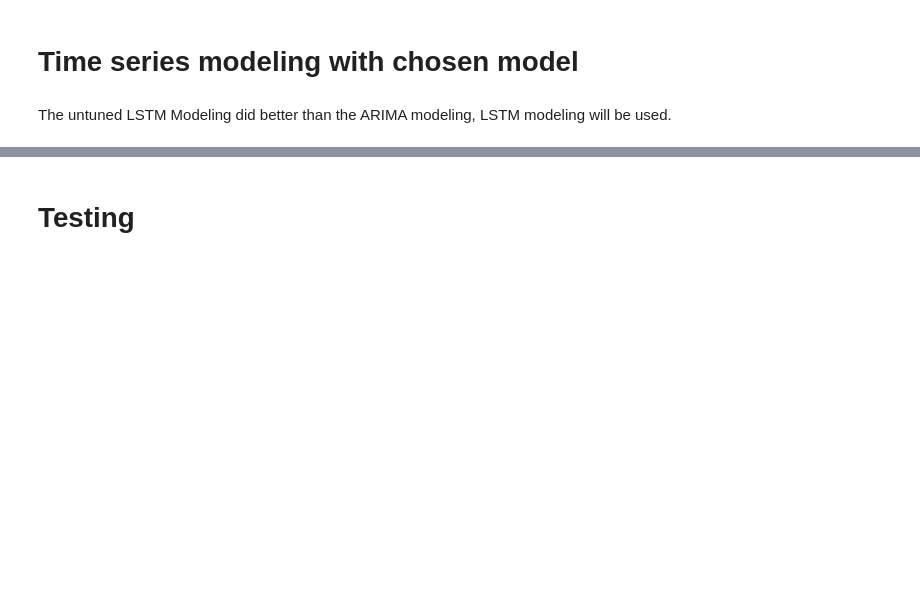
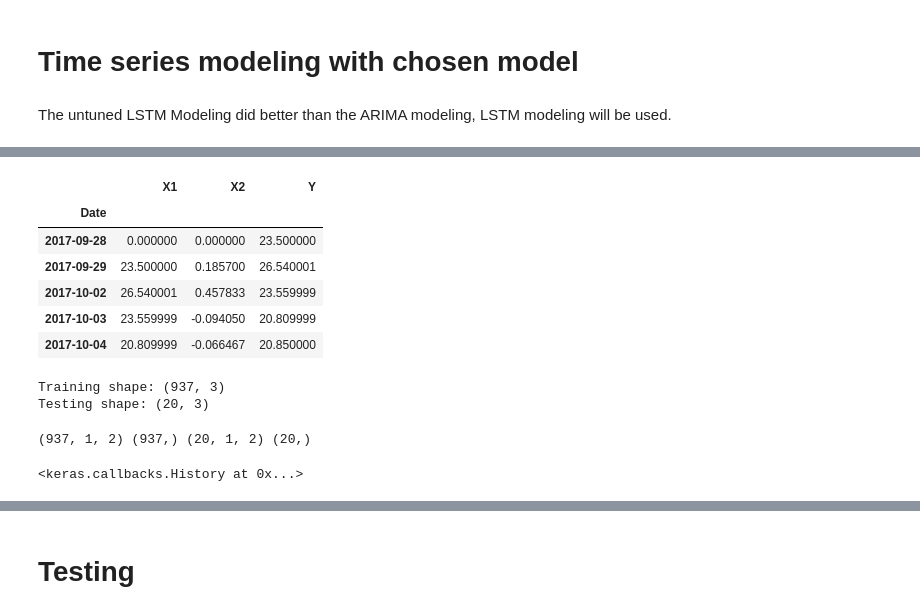
Before and after one commit to stevenkyle2013/Capstone, a Jupyter notebook: Main.ipynb, the cells around one changed output, grey strips where cells are left out. Saved outputs shown, nothing was run; the diff lists cells and outputs as text; code cells hidden in the pictures; blank space fills up the shorter version.

```diff
--- a/Main.ipynb
+++ b/Main.ipynb
@@ -1350,0 +1460,26 @@ parameter_tune_df = LSTM_Tuning(train_scaled = train_scaled, train = train,
+# %%
+# Creating supervised learning set for LSTM
+Sentiment_Data = Final_df['Sentiment_Score_LinearFill'].shift(1)
+Sentiment_Data = Sentiment_Data.fillna(0)
+Sentiment_Stock_Data = Supervised_LSTM_Data.copy()
+Sentiment_Stock_Data['Sentiment'] = Sentiment_Data
+Sentiment_Stock_Data.columns = ['X1','Y','X2']
+Supervised_Sentiment_LSTM_Data = Sentiment_Stock_Data[['X1','X2','Y']]
+Supervised_Sentiment_LSTM_Data.head()
+# %% [output]
+|  | X1 | X2 | Y |
+| Date |  |  |  |
+| 2017-09-28 | 0.000000 | 0.000000 | 23.500000 |
+| 2017-09-29 | 23.500000 | 0.185700 | 26.540001 |
+| 2017-10-02 | 26.540001 | 0.457833 | 23.559999 |
+| 2017-10-03 | 23.559999 | -0.094050 | 20.809999 |
+| 2017-10-04 | 20.809999 | -0.066467 | 20.850000 |
+# %%
+# Train test split, the test size is the latest 20 days in the data that was collected
+Supervised_Sentiment_LSTM_Data_Values = Supervised_Sentiment_LSTM_Data.values
+Multi_train, Multi_test = Supervised_Sentiment_LSTM_Data_Values[0:-20], Supervised_Sentiment_LSTM_Data_Values[-20:]
+print('Training shape:', Multi_train.shape)
+print('Testing shape:', Multi_test.shape)
+# %% [output]
+Training shape: (937, 3)
+Testing shape: (20, 3)
@@ -1350,0 +1489,10 @@ parameter_tune_df = LSTM_Tuning(train_scaled = train_scaled, train = train,
+# %%
+# split into input and outputs
+Multi_train_X, Multi_train_y = Multi_train_scaled[:, :-1], Multi_train_scaled[:, -1]
+Multi_test_X, Multi_test_y = Multi_test_scaled[:, :-1], Multi_test_scaled[:, -1]
+# reshape input to be 3D [samples, timesteps, features]
+Multi_train_X = Multi_train_X.reshape((Multi_train_X.shape[0], 1, Multi_train_X.shape[1]))
+Multi_test_X = Multi_test_X.reshape((Multi_test_X.shape[0], 1, Multi_test_X.shape[1]))
+print(Multi_train_X.shape, Multi_train_y.shape, Multi_test_X.shape, Multi_test_y.shape)
+# %% [output]
+(937, 1, 2) (937,) (20, 1, 2) (20,)
@@ -1350,0 +1513,10 @@ parameter_tune_df = LSTM_Tuning(train_scaled = train_scaled, train = train,
+# %%
+Multi_model = Sequential()
+Multi_model.add(LSTM(4, input_shape=(Multi_train_X.shape[1],
+                                           Multi_train_X.shape[2])))
+Multi_model.add(Dense(1))
+Multi_model.compile(loss='mean_squared_error', optimizer='adam')
+Multi_model.fit(Multi_train_X, Multi_train_y, epochs=50,
+                    batch_size=1, validation_data=(Multi_test_X,Multi_test_y), verbose=0, shuffle=False)
+# %% [output]
+<keras.callbacks.History at 0x...>
```
Also changed, not shown: parts of 26 cells of this notebook, 2 other files.
